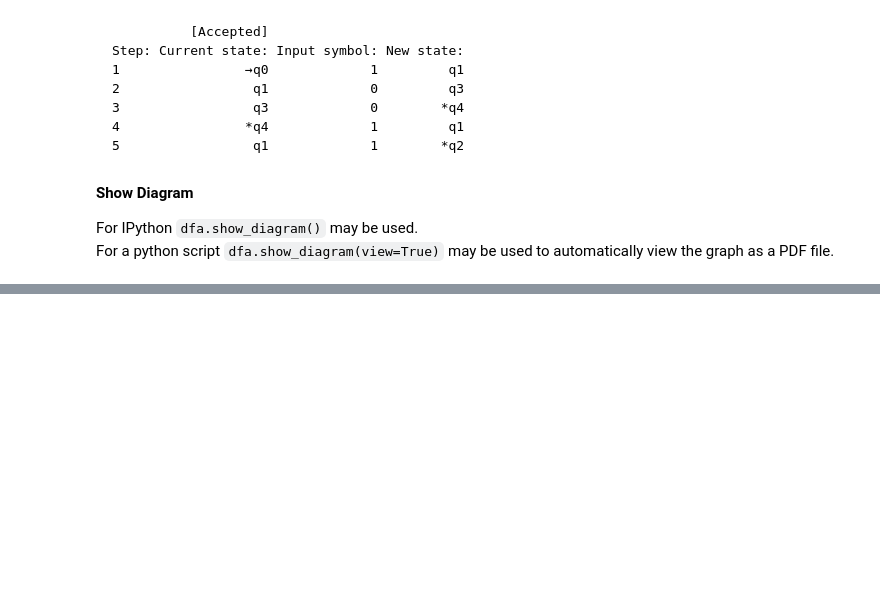
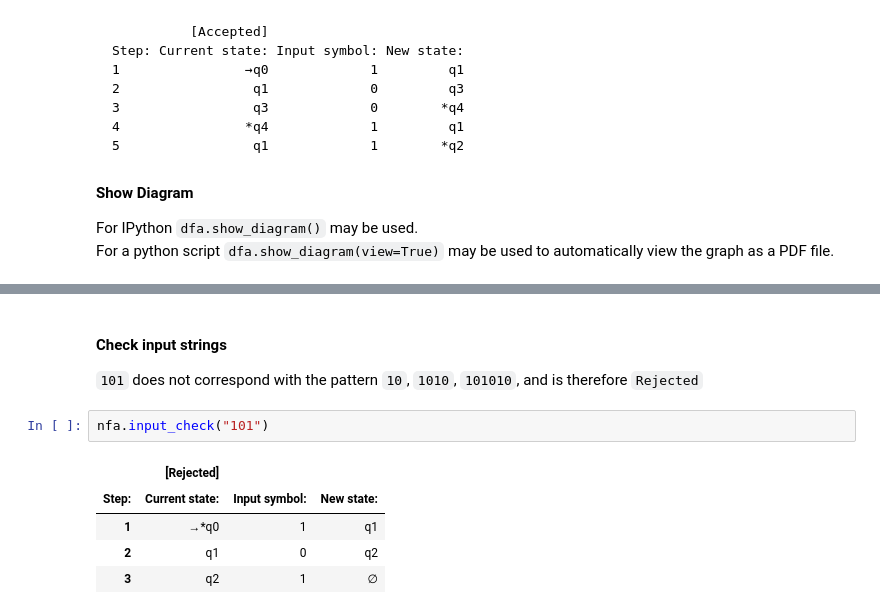
Before and after one commit to lewiuberg/visual-automata, a Jupyter notebook: README.ipynb, the cells around one changed output, grey strips where cells are left out. Drawn from its saved outputs; the diff is of its cells as text; blank space fills up the shorter version.

```diff
--- a/README.ipynb
+++ b/README.ipynb
@@ -259,0 +377,12 @@ dfa.show_diagram("10011")
+# %% [markdown]
+#### Check input strings
+
+`101` does not correspond with the pattern `10`, `1010`, `101010`, and is therefore `Rejected`
+# %%
+nfa.input_check("101")
+# %% [output]
+|  | [Rejected] |  |  |
+| Step: | Current state: | Input symbol: | New state: |
+| 1 | →*q0 | 1 | q1 |
+| 2 | q1 | 0 | q2 |
+| 3 | q2 | 1 | ∅ |
```
Also changed, not shown: parts of 44 cells of this notebook, 9 other files.
